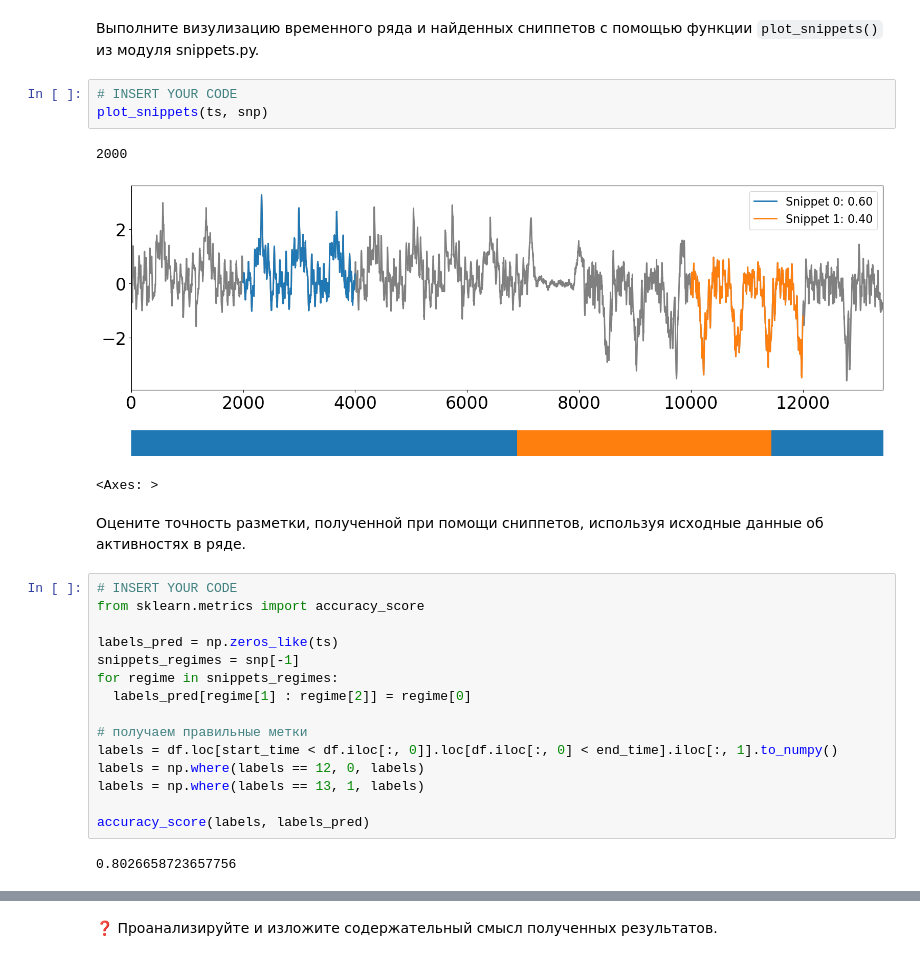
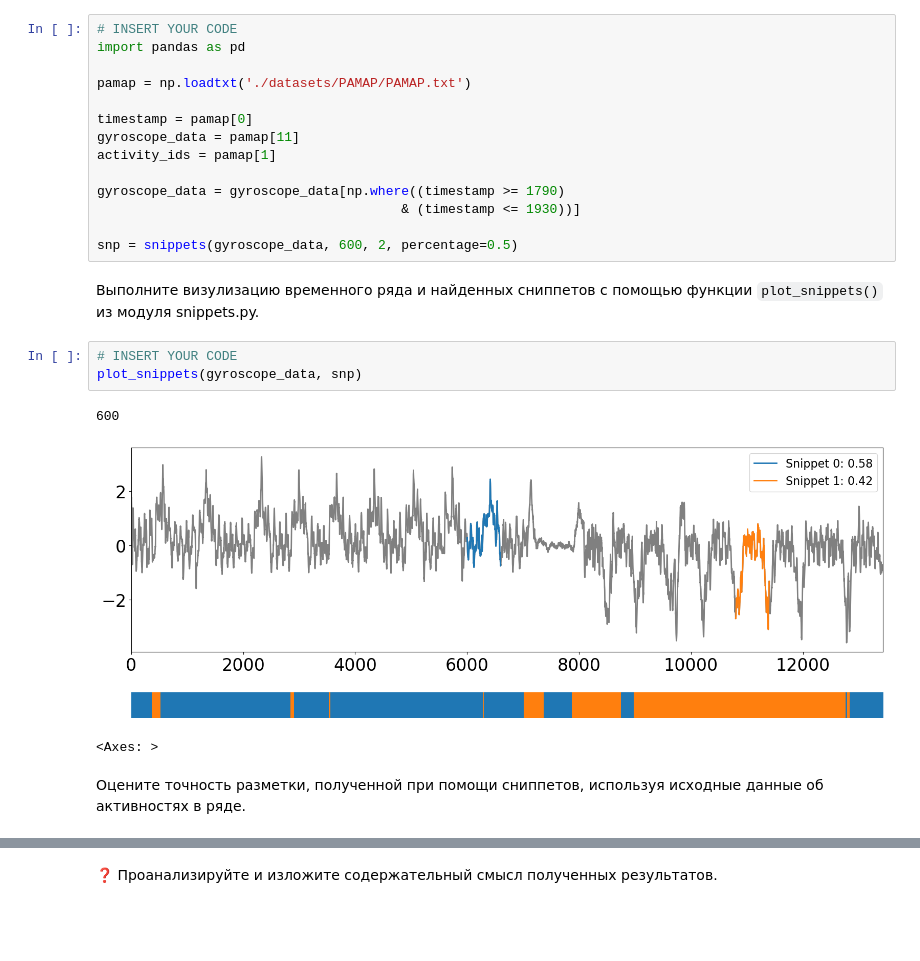
Before and after one commit to NoKorun/2024-Smolenskii-TimeSeriesCourse, a Jupyter notebook: practice/05 Snippets/05 Snippets.ipynb, the cells around one changed output, grey strips where cells are left out. Cells and saved outputs as stored; diff of their text form; blank space fills up the shorter version.

```diff
--- a/practice/05 Snippets/05 Snippets.ipynb
+++ b/practice/05 Snippets/05 Snippets.ipynb
@@ -70,28 +42,25 @@ df
+# %%
+# INSERT YOUR CODE
+import pandas as pd
+
+pamap = np.loadtxt('./datasets/PAMAP/PAMAP.txt')
+
+timestamp = pamap[0]
+gyroscope_data = pamap[11]
+activity_ids = pamap[1]
+
+gyroscope_data = gyroscope_data[np.where((timestamp >= 1790)
+                                       & (timestamp <= 1930))]
+
+snp = snippets(gyroscope_data, 600, 2, percentage=0.5)
 # %% [markdown]
 Выполните визулизацию временного ряда и найденных сниппетов с помощью функции `plot_snippets()` из модуля snippets.py.
 # %%
 # INSERT YOUR CODE
-plot_snippets(ts, snp)
+plot_snippets(gyroscope_data, snp)
 # %% [output]
-2000
+600
-[figure, old version]
+[figure, new version]
 <Axes: >
 # %% [markdown]
 Оцените точность разметки, полученной при помощи сниппетов, используя исходные данные об активностях в ряде.
-# %%
-# INSERT YOUR CODE
-from sklearn.metrics import accuracy_score
-
-labels_pred = np.zeros_like(ts)
-snippets_regimes = snp[-1]
-for regime in snippets_regimes:
-  labels_pred[regime[1] : regime[2]] = regime[0]
-
-# получаем правильные метки
-labels = df.loc[start_time < df.iloc[:, 0]].loc[df.iloc[:, 0] < end_time].iloc[:, 1].to_numpy()
-labels = np.where(labels == 12, 0, labels)
-labels = np.where(labels == 13, 1, labels)
-
-accuracy_score(labels, labels_pred)
-# %% [output]
-0.8026658723657756
```
Also changed, not shown: parts of 6 cells of this notebook.
